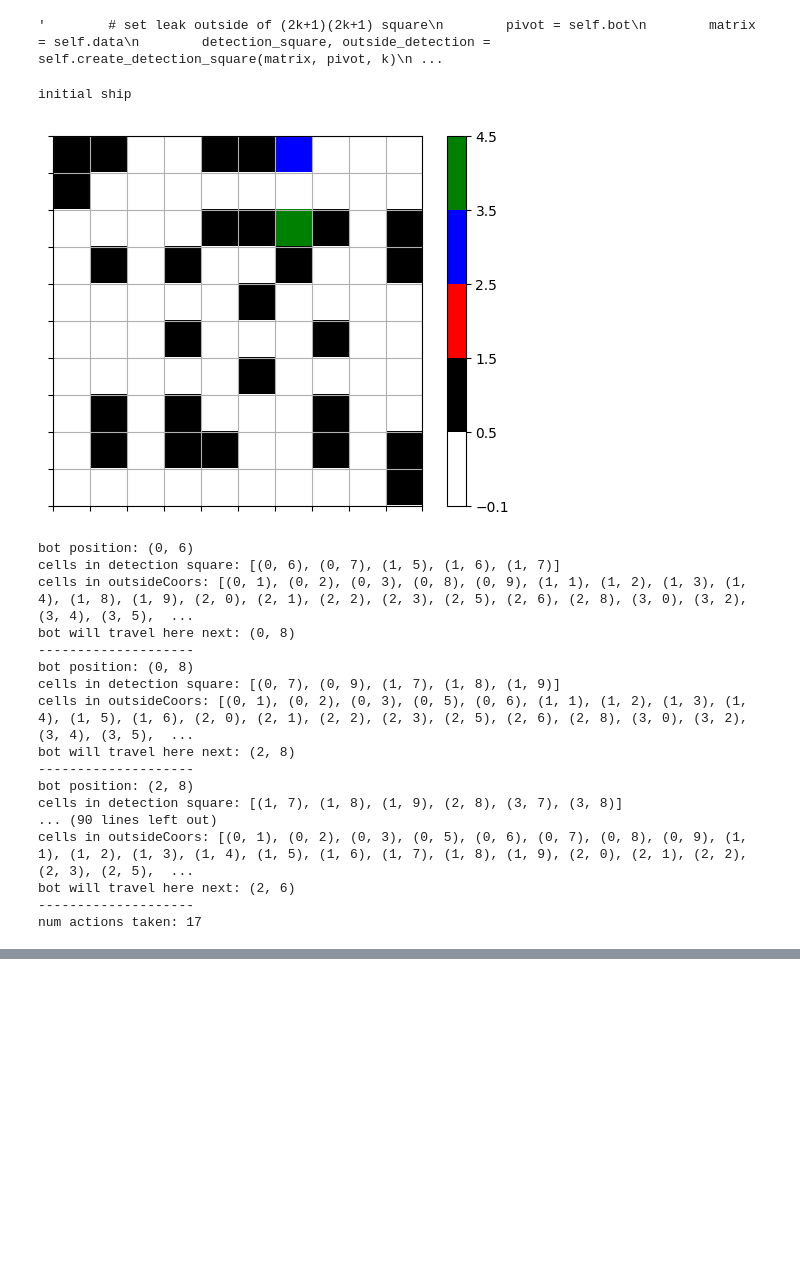
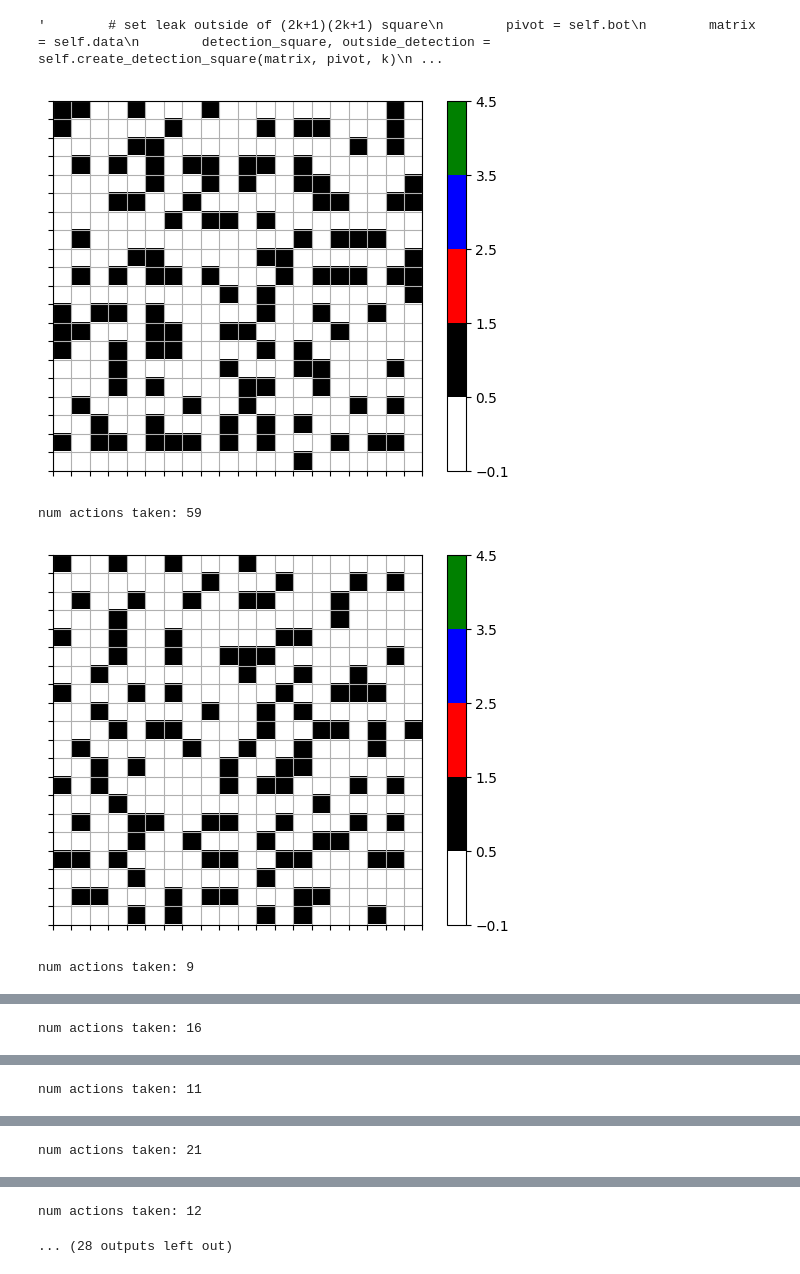
Before and after one commit to chiraggodha/AI-Project-2, a Jupyter notebook: main.ipynb, the cells around one changed output, grey strips where cells are left out. Drawn from its saved outputs; the diff is of its cells as text; code cells hidden in the pictures; blank space fills up the shorter version.

Commit message:
removed print statements.

```diff
--- a/main.ipynb
+++ b/main.ipynb
@@ -342,13 +342,10 @@ class ship:
             c +=1
         return actions
 
-    #using
+    #keep track of previous detection squares
+    #instead of moving to the nearest cell that may have a leak, move to somewhere a little farther out (not sure how to implement this yet)
+    #by doing this, there should be less overlap between detection squares and it should reduce the number of actions needing to be taken
     def bot2(self, k):
-        #if leak is detected within detection square
-            #do a smaller detection square for smaller values of k and see if the leak is in that detection square
-                #get to the smallest detection square possible and then do a brute force search on that square
-                #brute force means search every square in that detection square until the leak is found
-        #create generalized initalize ship method and run here
         openlist = list(self.open)
         botCoor = random.sample(openlist, 1)[0]
         self.open.discard(botCoor) #might not need to remove bot location from open set
@@ -360,8 +357,8 @@ class ship:
         self.data[leakCoor[0]][leakCoor[1]] = 4 #the value 4 represents the leak
         self.leak = leakCoor
         actions = 0
-        print("initial ship")
-        self.ShowShip()
+        #print("initial ship")
+        #self.ShowShip()
         visited = set()
         visited.add(self.bot)
         mayContainLeak = list(self.open)
@@ -370,10 +367,10 @@ class ship:
         while self.leak != self.bot:
             # if c > 90:
             #     return "failure"
-            detectionSquare, outSideCoors = self.create_detection_square(self.data, self.bot, k)
-            print("bot position: "+str(self.bot))
-            print("cells in detection square: "+str(detectionSquare))
-            print("cells in outsideCoors: "+str(outSideCoors))
+            detectionSquare, outSideCoors = self.create_detection_square(self.data, self.bot, k); actions+=1
+            # print("bot position: "+str(self.bot))
+            # print("cells in detection square: "+str(detectionSquare))
+            # print("cells in outsideCoors: "+str(outSideCoors))
             # print("ship before bot moves to the next cell")
             # self.ShowShip()
             oldBotPos = self.bot
@@ -382,7 +379,7 @@ class ship:
                 for cell in detectionSquare:
                     if cell in mayContainLeak:
                         mayContainLeak.remove(cell)
-            else: #need to change this to do detectionSquare intersect mayContainLeak
+            else:
                 newMayContainLeak = []
                 for cell in detectionSquare:
                     if cell in mayContainLeak: newMayContainLeak.append(cell)
@@ -390,13 +387,13 @@ class ship:
             min = 10000
             path = []
             path.append(0)
-            for pos in mayContainLeak:
+            for pos in mayContainLeak: #need to change this, should keep track of a list of the min distances
                 dist = self.manhattan(self.bot, pos)
                 if dist < min:
                     min = dist
                     if path[0] not in visited:
                         path[0] = pos
-            print("bot will travel here next: "+str(path[0]))
+            #print("bot will travel here next: "+str(path[0]))
             act, travel =  self.moveBotToPos(self.bot, path[0], visited) #return action steps
             actions += act
             for cells in travel:
@@ -404,12 +401,8 @@ class ship:
             self.moveBot(self.bot, path[0])
             if self.bot in mayContainLeak:
                 mayContainLeak.remove(self.bot)
-            if oldBotPos == self.bot:
-                print("is this even possible??")
-                if mayContainLeak == detectionSquare:
-                    return actions + (2 * k)
             c +=1
-            print("--------------------")
+            #print("--------------------")
         return actions
 # %%
 
@@ -445,28 +438,15 @@ class ship:
 # %% [output]
 '        # set leak outside of (2k+1)(2k+1) square\n        pivot = self.bot\n        matrix = self.data\n        detection_square, outside_detection = self.create_detection_square(matrix, pivot, k)\n ...
 # %%
-space_ship = ship.CreateShip(10)
-space_ship.OpenShip()
-space_ship.openDeadEnds()
-space_ship.populateClosedCells()
-print("num actions taken: "+str(space_ship.bot2(1)))
+for i in range(20):
+    space_ship = ship.CreateShip(20)
+    space_ship.OpenShip()
+    space_ship.openDeadEnds()
+    space_ship.populateClosedCells()
+    space_ship.ShowShip()
+    print("num actions taken: "+str(space_ship.bot2(6)))
 # %% [output]
+[figure, new version]
-initial ship
+num actions taken: 59
-[figure, old version]
+[figure, added]
-bot position: (0, 6)
-cells in detection square: [(0, 6), (0, 7), (1, 5), (1, 6), (1, 7)]
-cells in outsideCoors: [(0, 1), (0, 2), (0, 3), (0, 8), (0, 9), (1, 1), (1, 2), (1, 3), (1, 4), (1, 8), (1, 9), (2, 0), (2, 1), (2, 2), (2, 3), (2, 5), (2, 6), (2, 8), (3, 0), (3, 2), (3, 4), (3, 5),  ...
-bot will travel here next: (0, 8)
---------------------
-bot position: (0, 8)
-cells in detection square: [(0, 7), (0, 9), (1, 7), (1, 8), (1, 9)]
-cells in outsideCoors: [(0, 1), (0, 2), (0, 3), (0, 5), (0, 6), (1, 1), (1, 2), (1, 3), (1, 4), (1, 5), (1, 6), (2, 0), (2, 1), (2, 2), (2, 3), (2, 5), (2, 6), (2, 8), (3, 0), (3, 2), (3, 4), (3, 5),  ...
-bot will travel here next: (2, 8)
---------------------
-bot position: (2, 8)
-cells in detection square: [(1, 7), (1, 8), (1, 9), (2, 8), (3, 7), (3, 8)]
-... (90 lines left out)
-cells in outsideCoors: [(0, 1), (0, 2), (0, 3), (0, 5), (0, 6), (0, 7), (0, 8), (0, 9), (1, 1), (1, 2), (1, 3), (1, 4), (1, 5), (1, 6), (1, 7), (1, 8), (1, 9), (2, 0), (2, 1), (2, 2), (2, 3), (2, 5),  ...
-bot will travel here next: (2, 6)
---------------------
-num actions taken: 17
+num actions taken: 9
@@ -472,0 +454 @@ num actions taken: 17
+num actions taken: 16
@@ -472,0 +456 @@ num actions taken: 17
+num actions taken: 11
@@ -472,0 +458 @@ num actions taken: 17
+num actions taken: 21
@@ -472,0 +460,2 @@ num actions taken: 17
+num actions taken: 12
+... (28 outputs left out)
```
Also changed, not shown: parts of 1 cell of this notebook.
